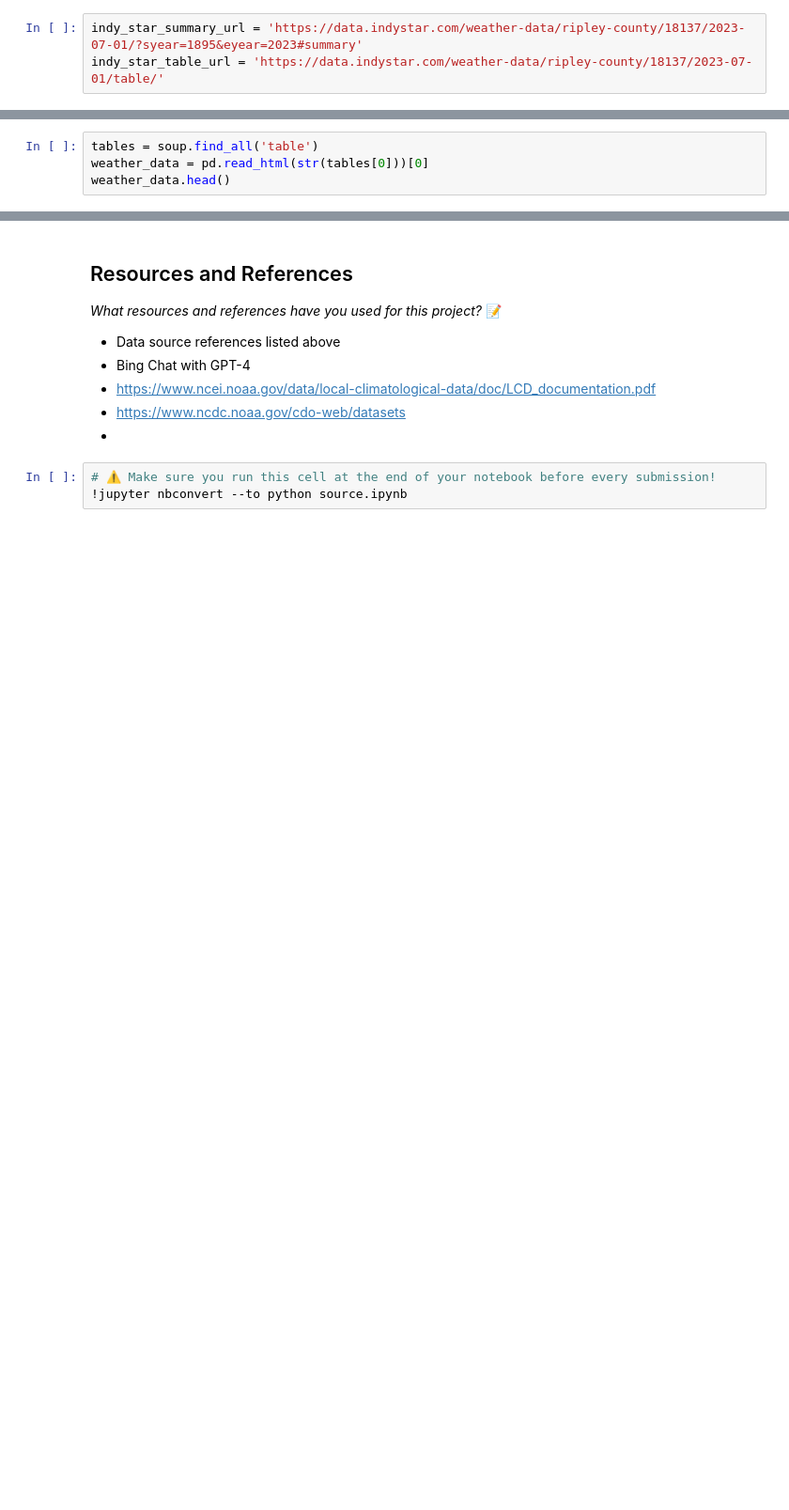
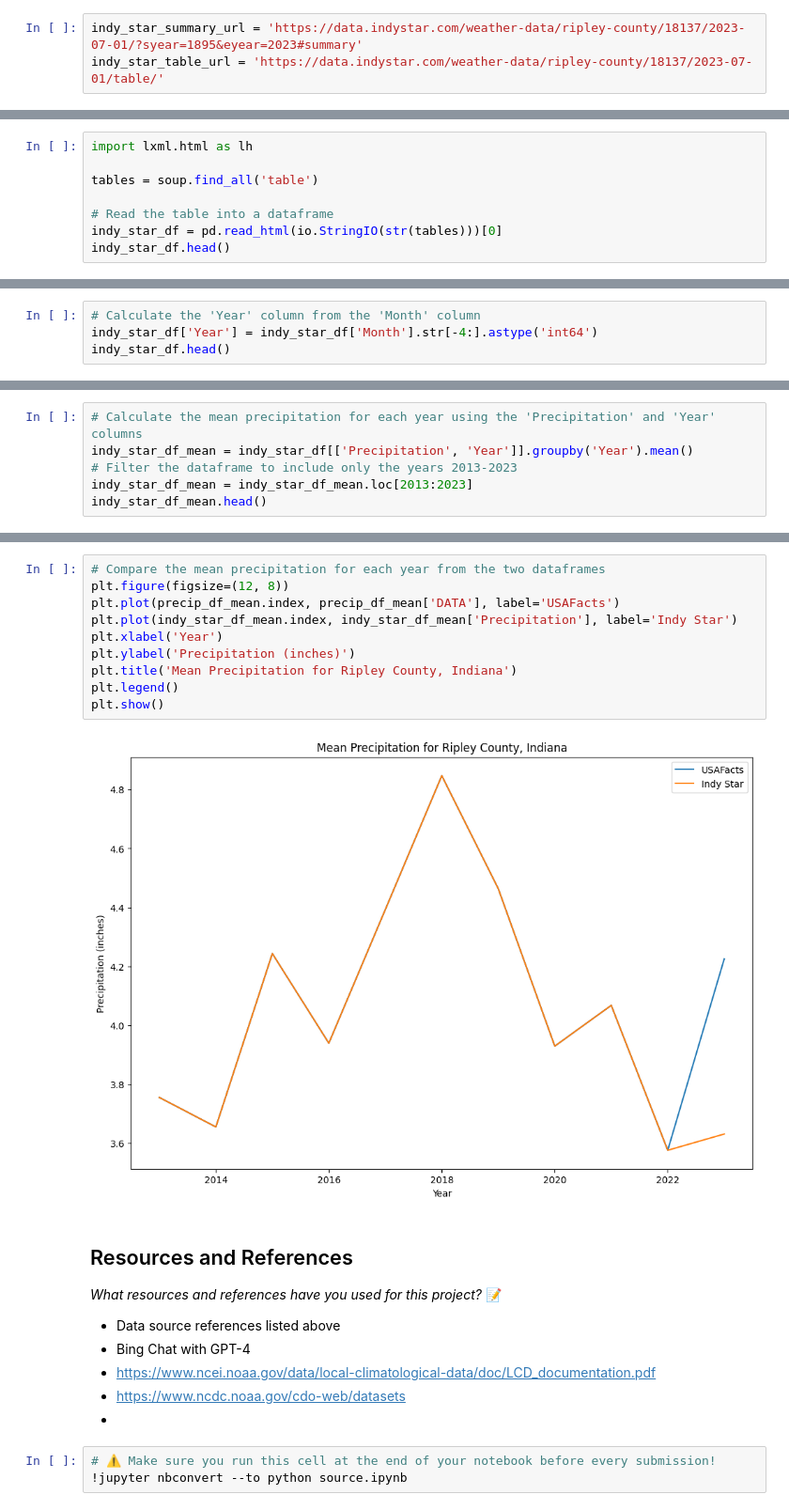
Before and after one commit to IT4063C-Fall23/final-project-kellej6, a Jupyter notebook: source.ipynb, the cells around one changed output, grey strips where cells are left out. Shown: that part at 94% size. Saved outputs shown, nothing was run; the diff lists cells and outputs as text; blank space fills up the shorter version.

```diff
--- a/source.ipynb
+++ b/source.ipynb
@@ -491,4 +491,8 @@ soup = BeautifulSoup(page.content, 'html.parser')
 # %%
+import lxml.html as lh
+
 tables = soup.find_all('table')
-weather_data = pd.read_html(str(tables[0]))[0]
-weather_data.head()
+
+# Read the table into a dataframe
+indy_star_df = pd.read_html(io.StringIO(str(tables)))[0]
+indy_star_df.head()
@@ -494,0 +506,4 @@ weather_data.head()
+# %%
+# Calculate the 'Year' column from the 'Month' column
+indy_star_df['Year'] = indy_star_df['Month'].str[-4:].astype('int64')
+indy_star_df.head()
@@ -494,0 +517,6 @@ weather_data.head()
+# %%
+# Calculate the mean precipitation for each year using the 'Precipitation' and 'Year' columns
+indy_star_df_mean = indy_star_df[['Precipitation', 'Year']].groupby('Year').mean()
+# Filter the dataframe to include only the years 2013-2023
+indy_star_df_mean = indy_star_df_mean.loc[2013:2023]
+indy_star_df_mean.head()
@@ -495,3 +531,15 @@ weather_data.head()
+# %%
+# Compare the mean precipitation for each year from the two dataframes
+plt.figure(figsize=(12, 8))
+plt.plot(precip_df_mean.index, precip_df_mean['DATA'], label='USAFacts')
+plt.plot(indy_star_df_mean.index, indy_star_df_mean['Precipitation'], label='Indy Star')
+plt.xlabel('Year')
+plt.ylabel('Precipitation (inches)')
+plt.title('Mean Precipitation for Ripley County, Indiana')
+plt.legend()
+plt.show()
+# %% [output]
+[figure, added]
 # %% [markdown]
 ## Resources and References
 *What resources and references have you used for this project?*
```
Also changed, not shown: parts of 5 cells of this notebook, 1 other file.
